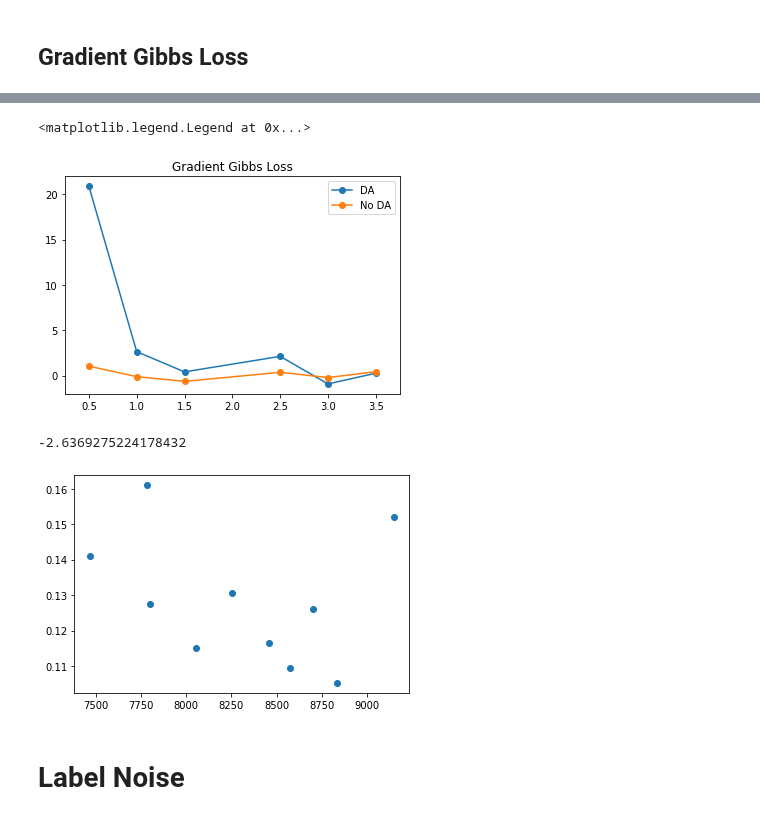
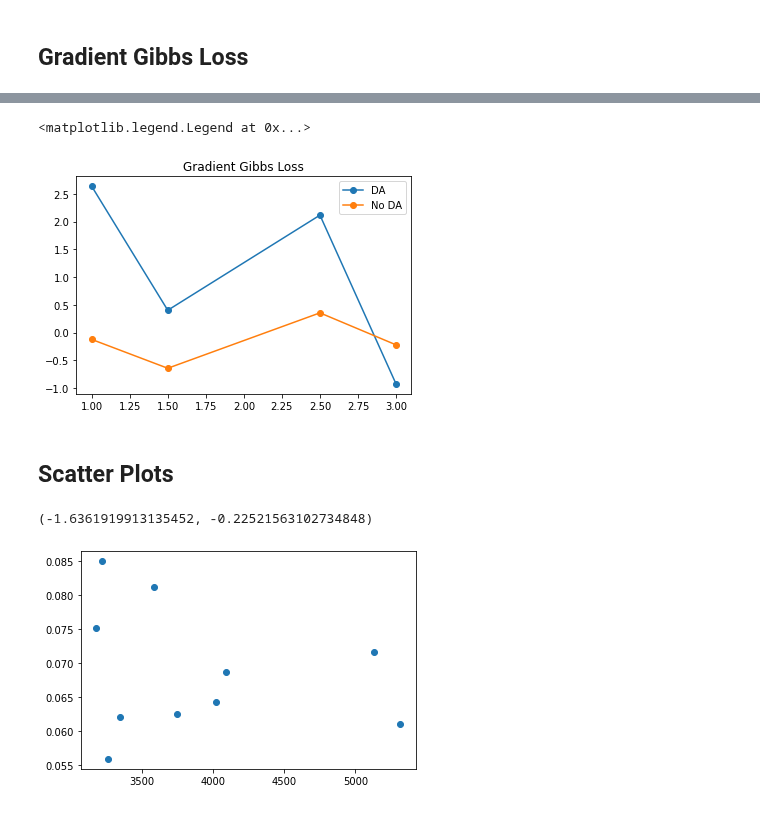
Before and after one commit to pyijiezhang/cold-posteriors-and-pacbayes, a Jupyter notebook: results/bnn_classification_mfvi/results_vi_nn_classification_andres.ipynb, the cells around one changed output, grey strips where cells are left out. Drawn from its saved outputs; the diff is of its cells as text; code cells hidden in the pictures.

```diff
--- a/results/bnn_classification_mfvi/results_vi_nn_classification_andres.ipynb
+++ b/results/bnn_classification_mfvi/results_vi_nn_classification_andres.ipynb
@@ -174,7 +185,7 @@ df
 # %%
 all_metrics_priors_aug = {}
 for prior_scale in [0.01, 0.1, 1.0]:
-    setting_i = f"prior_scale_{prior_scale}_label_noise_0.0_smooth_softmax_1.0_data_augmentation_True"
+    setting_i = f"{dir}/prior_scale_{prior_scale}_label_noise_0.0_smooth_softmax_1.0_data_augmentation_True"
 
     with open(f"{setting_i}.pickle", "rb") as handle:
         results = pickle.load(handle)
@@ -304,7 +237,7 @@ df
 # %%
 all_metrics_softmax = {}
 for gamma in [1.0, 5.0, 10.0]:
-    setting_i = f"prior_scale_0.01_label_noise_0.0_smooth_softmax_{gamma}_data_augmentation_False"
+    setting_i = f"{dir}/prior_scale_0.01_label_noise_0.0_smooth_softmax_{gamma}_data_augmentation_False"
 
     with open(f"{setting_i}.pickle", "rb") as handle:
         results = pickle.load(handle)
@@ -354,7 +287,7 @@ for gamma in [1.0, 5.0, 10.0]:
 # %%
 all_metrics_softmax_prior = {}
 for gamma in [1.0, 5.0, 10.0]:
-    setting_i = f"prior_scale_0.1_label_noise_0.0_smooth_softmax_{gamma}_data_augmentation_False"
+    setting_i = f"{dir}/prior_scale_0.1_label_noise_0.0_smooth_softmax_{gamma}_data_augmentation_False"
 
     with open(f"{setting_i}.pickle", "rb") as handle:
         results = pickle.load(handle)
@@ -634,9 +566,9 @@ plt.show()
 # %% [markdown]
 ## Gradient Gibbs Loss
 # %%
-def gradientGibbsLoss(seed, prior, lamb, da):
+def gradientGibbsLoss(seed, prior=1.0, lamb=1.0, gamma=1.0, da=False):
 
-  setting_i = f"prior_scale_{prior}_label_noise_0.0_smooth_softmax_1.0_data_augmentation_{da}"
+  setting_i = f"{dir}/prior_scale_{prior}_label_noise_0.0_smooth_softmax_{gamma}_data_augmentation_{da}"
 
   with open(f"{setting_i}.pickle", "rb") as handle:
     results = pickle.load(handle)
@@ -650,17 +594,18 @@ def gradientGibbsLoss(seed, prior, lamb, da):
 # %%
 seed=15
 prior=1.0
 da=True
-lambdas = [0.5, 1.0, 1.5, 2.5, 3.0, 3.5]
+lambdas = [1.0, 1.5, 2.5, 3.0]
 vals = [gradientGibbsLoss(seed, prior, lamb, da) for lamb in lambdas]
 plt.plot(lambdas,vals, marker="o", label="DA")
 da=False
 vals = [gradientGibbsLoss(seed, prior, lamb, da) for lamb in lambdas]
 plt.plot(lambdas,vals, marker="o", label="No DA")
-plt.xlim(x_lim)
 plt.title("Gradient Gibbs Loss")
 plt.legend()
 # %% [output]
 <matplotlib.legend.Legend at 0x...>
-[figure, old version]
+[figure, new version]
+# %% [markdown]
+## Scatter Plots
 # %%
@@ -681,7 +626,5 @@ def scatter(seed, prior, lamb, da):
 # %%
-scatter(seed, 1.0, 1.0, True)
+scatterGibbs(seed, prior=1.0, lamb=1.0, gamma=10.0, da=False)
 # %% [output]
--2.6369275224178432
+(-1.6361919913135452, -0.22521563102734848)
-[figure, old version]
+[figure, new version]
-# %% [markdown]
-# Label Noise
```
Also changed, not shown: parts of 23 cells of this notebook.
